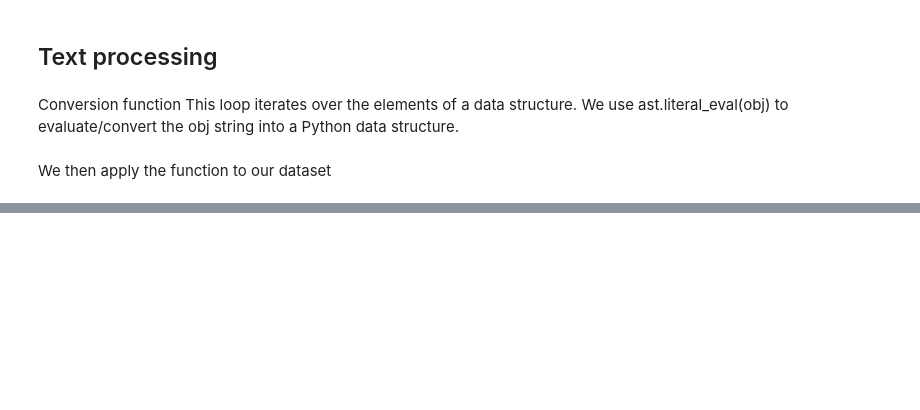
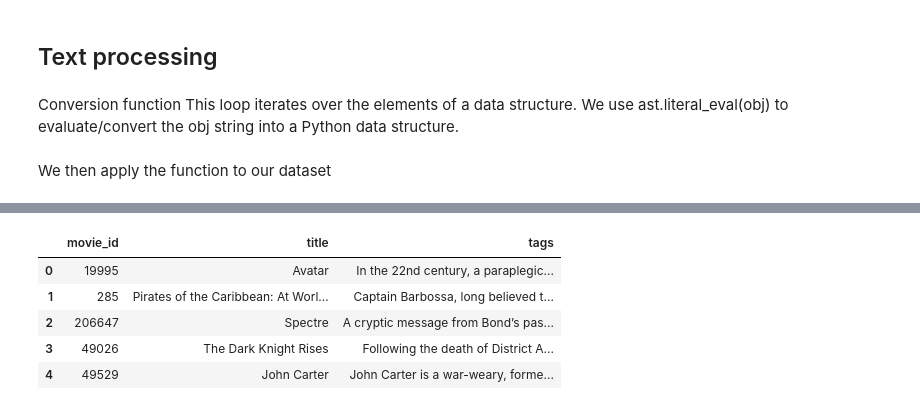
Before and after one commit to DioGolang/recommendation-system-films, a Jupyter notebook: recommendation-system.ipynb, the cells around one changed output, grey strips where cells are left out. Cells and saved outputs as stored; diff of their text form; code cells hidden in the pictures; blank space fills up the shorter version.

```diff
--- a/recommendation-system.ipynb
+++ b/recommendation-system.ipynb
@@ -199,0 +252,2 @@ df_films['crew'] = df_films['crew'].apply(fetch_director)
+# %%
+df_films_new['tags'] = df_films_new['tags'].apply(lambda x:" ".join(x))
@@ -199,0 +269,9 @@ df_films['crew'] = df_films['crew'].apply(fetch_director)
+# %%
+df_films_new.head()
+# %% [output]
+|  | movie_id | title | tags |
+| 0 | 19995 | Avatar | In the 22nd century, a paraplegic... |
+| 1 | 285 | Pirates of the Caribbean: At Worl... | Captain Barbossa, long believed t... |
+| 2 | 206647 | Spectre | A cryptic message from Bond’s pas... |
+| 3 | 49026 | The Dark Knight Rises | Following the death of District A... |
+| 4 | 49529 | John Carter | John Carter is a war-weary, forme... |
```
Also changed, not shown: parts of 27 cells of this notebook.
